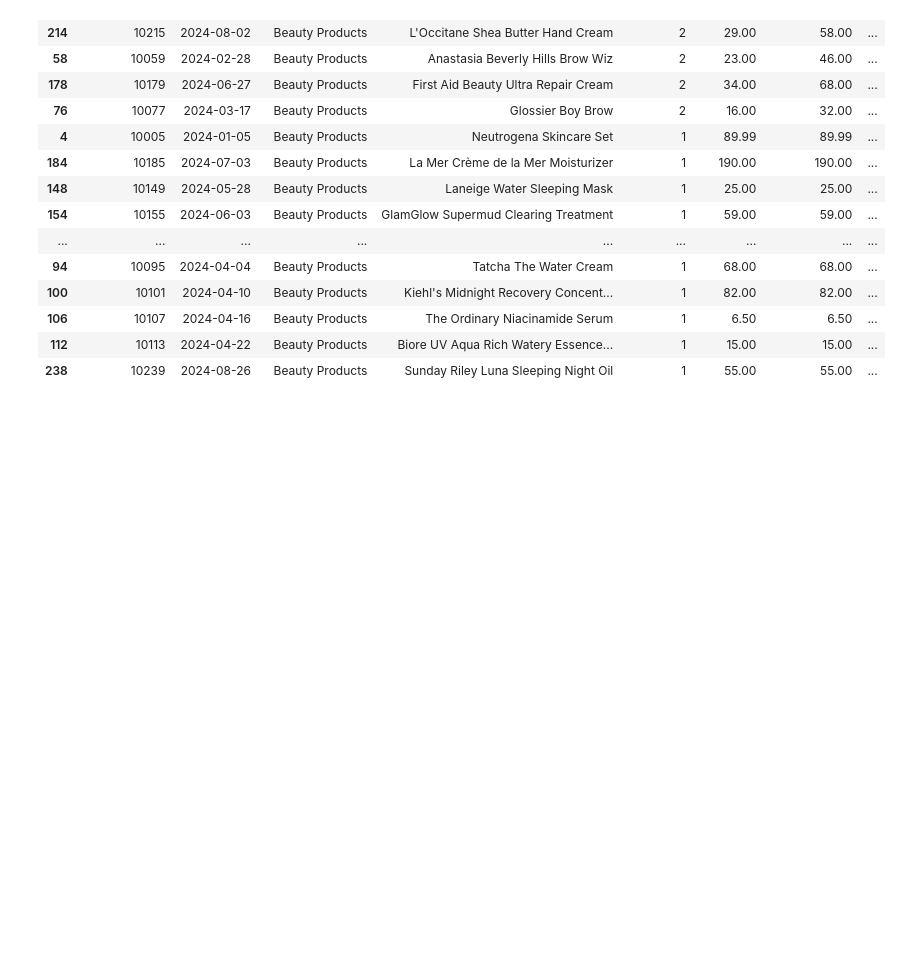
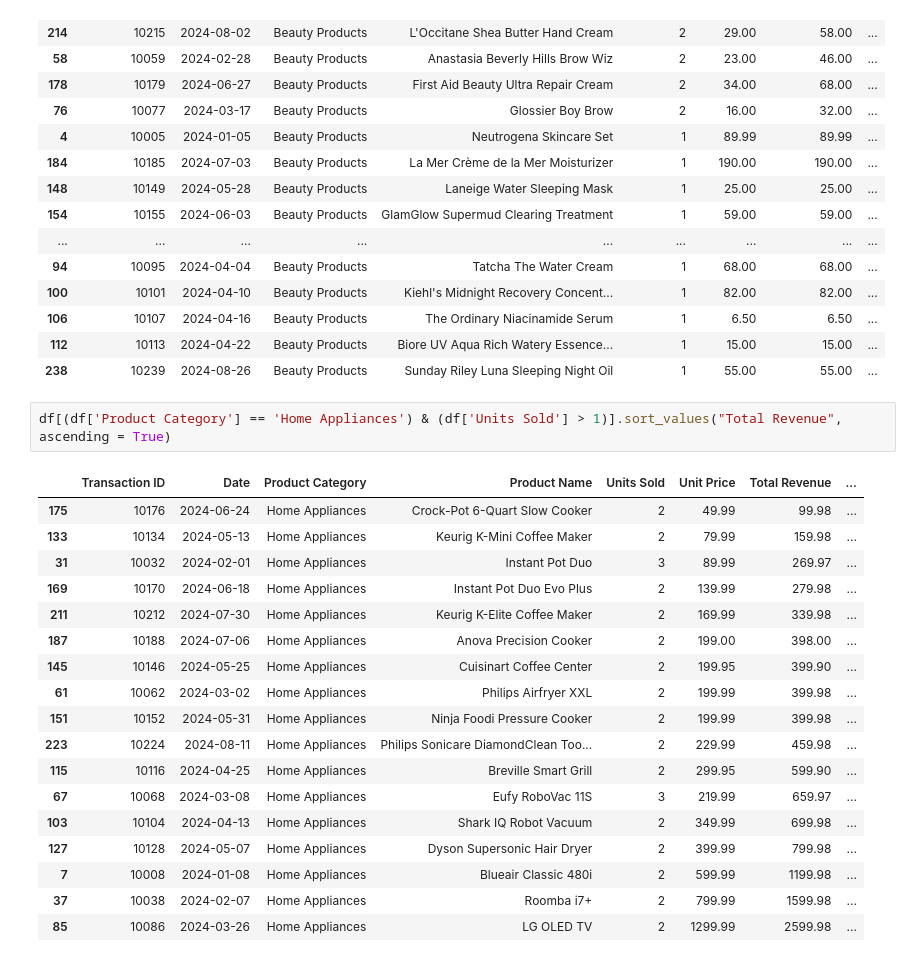
Before and after one commit to sindhuyarajana/Pandas, a Jupyter notebook: filtering_ordering.ipynb, the cells around one changed output. Drawn from its saved outputs; the diff is of its cells as text; blank space fills up the shorter version.

```diff
--- a/filtering_ordering.ipynb
+++ b/filtering_ordering.ipynb
@@ -148,3 +148,24 @@ df[df['Product Category'] == 'Beauty Products'].sort_values('Units Sold', ascend
 | 106 | 10107 | 2024-04-16 | Beauty Products | The Ordinary Niacinamide Serum | 1 | 6.50 | 6.50 | ... |
 | 112 | 10113 | 2024-04-22 | Beauty Products | Biore UV Aqua Rich Watery Essence... | 1 | 15.00 | 15.00 | ... |
 | 238 | 10239 | 2024-08-26 | Beauty Products | Sunday Riley Luna Sleeping Night Oil | 1 | 55.00 | 55.00 | ... |
+# %%
+df[(df['Product Category'] == 'Home Appliances') & (df['Units Sold'] > 1)].sort_values("Total Revenue", ascending = True)
+# %% [output]
+|  | Transaction ID | Date | Product Category | Product Name | Units Sold | Unit Price | Total Revenue | ... |
+| 175 | 10176 | 2024-06-24 | Home Appliances | Crock-Pot 6-Quart Slow Cooker | 2 | 49.99 | 99.98 | ... |
+| 133 | 10134 | 2024-05-13 | Home Appliances | Keurig K-Mini Coffee Maker | 2 | 79.99 | 159.98 | ... |
+| 31 | 10032 | 2024-02-01 | Home Appliances | Instant Pot Duo | 3 | 89.99 | 269.97 | ... |
+| 169 | 10170 | 2024-06-18 | Home Appliances | Instant Pot Duo Evo Plus | 2 | 139.99 | 279.98 | ... |
+| 211 | 10212 | 2024-07-30 | Home Appliances | Keurig K-Elite Coffee Maker | 2 | 169.99 | 339.98 | ... |
+| 187 | 10188 | 2024-07-06 | Home Appliances | Anova Precision Cooker | 2 | 199.00 | 398.00 | ... |
+| 145 | 10146 | 2024-05-25 | Home Appliances | Cuisinart Coffee Center | 2 | 199.95 | 399.90 | ... |
+| 61 | 10062 | 2024-03-02 | Home Appliances | Philips Airfryer XXL | 2 | 199.99 | 399.98 | ... |
+| 151 | 10152 | 2024-05-31 | Home Appliances | Ninja Foodi Pressure Cooker | 2 | 199.99 | 399.98 | ... |
+| 223 | 10224 | 2024-08-11 | Home Appliances | Philips Sonicare DiamondClean Too... | 2 | 229.99 | 459.98 | ... |
+| 115 | 10116 | 2024-04-25 | Home Appliances | Breville Smart Grill | 2 | 299.95 | 599.90 | ... |
+| 67 | 10068 | 2024-03-08 | Home Appliances | Eufy RoboVac 11S | 3 | 219.99 | 659.97 | ... |
+| 103 | 10104 | 2024-04-13 | Home Appliances | Shark IQ Robot Vacuum | 2 | 349.99 | 699.98 | ... |
+| 127 | 10128 | 2024-05-07 | Home Appliances | Dyson Supersonic Hair Dryer | 2 | 399.99 | 799.98 | ... |
+| 7 | 10008 | 2024-01-08 | Home Appliances | Blueair Classic 480i | 2 | 599.99 | 1199.98 | ... |
+| 37 | 10038 | 2024-02-07 | Home Appliances | Roomba i7+ | 2 | 799.99 | 1599.98 | ... |
+| 85 | 10086 | 2024-03-26 | Home Appliances | LG OLED TV | 2 | 1299.99 | 2599.98 | ... |
```
